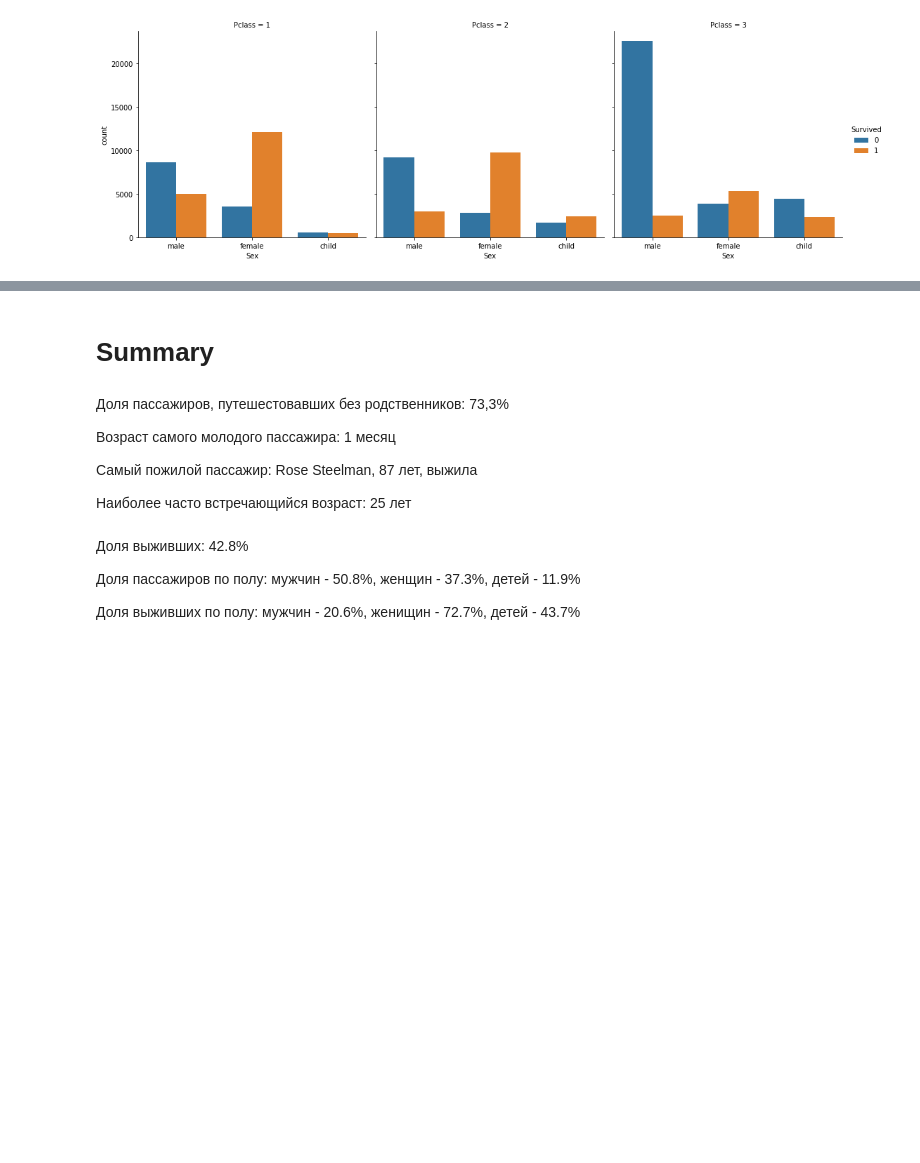
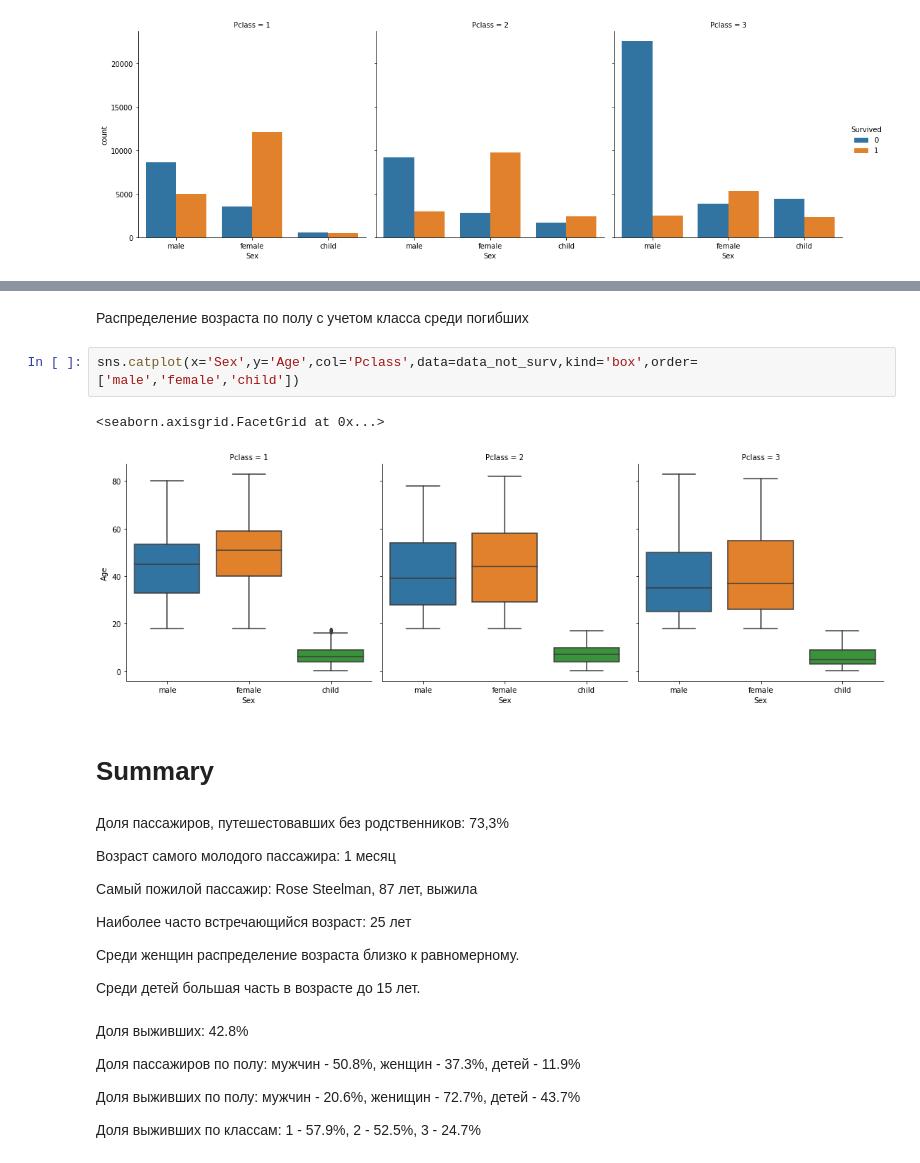
Before and after one commit to LaSegadora/rsschool_2_data_exploration, a Jupyter notebook: eda.ipynb, the cells around one changed output, grey strips where cells are left out. Drawn from its saved outputs; the diff is of its cells as text; blank space fills up the shorter version.

```diff
--- a/eda.ipynb
+++ b/eda.ipynb
@@ -274,3 +290,10 @@ sns.boxplot(x='Sex',y='Age',data=data,order=['male','female','child'])
+# %% [markdown]
+Распределение возраста по полу с учетом класса среди погибших
+# %%
+sns.catplot(x='Sex',y='Age',col='Pclass',data=data_not_surv,kind='box',order=['male','female','child'])
+# %% [output]
+<seaborn.axisgrid.FacetGrid at 0x...>
+[figure, added]
 # %% [markdown]
 # Summary
 # %% [markdown]
@@ -281,9 +304,15 @@ sns.boxplot(x='Sex',y='Age',data=data,order=['male','female','child'])
 Самый пожилой пассажир: Rose Steelman, 87 лет, выжила
 
 Наиболее часто встречающийся возраст: 25 лет
+
+Среди женщин распределение возраста близко к равномерному.
+
+Среди детей большая часть в возрасте до 15 лет.
 # %% [markdown]
 Доля выживших: 42.8%
 
 Доля пассажиров по полу: мужчин - 50.8%, женщин - 37.3%, детей - 11.9%
 
 Доля выживших по полу: мужчин - 20.6%, женищин - 72.7%, детей - 43.7%
+
+Доля выживших по классам: 1 - 57.9%, 2 - 52.5%, 3 - 24.7%
```
Also changed, not shown: parts of 11 cells of this notebook.
